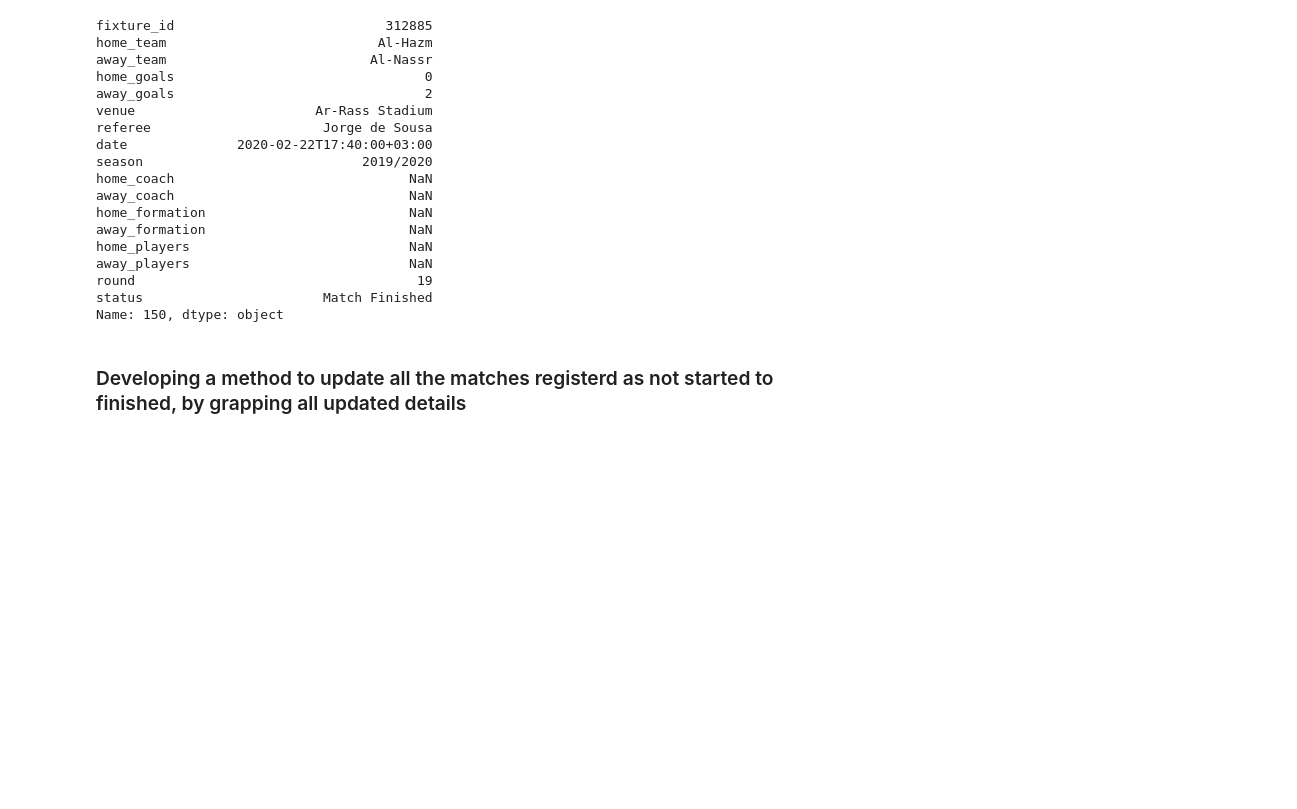
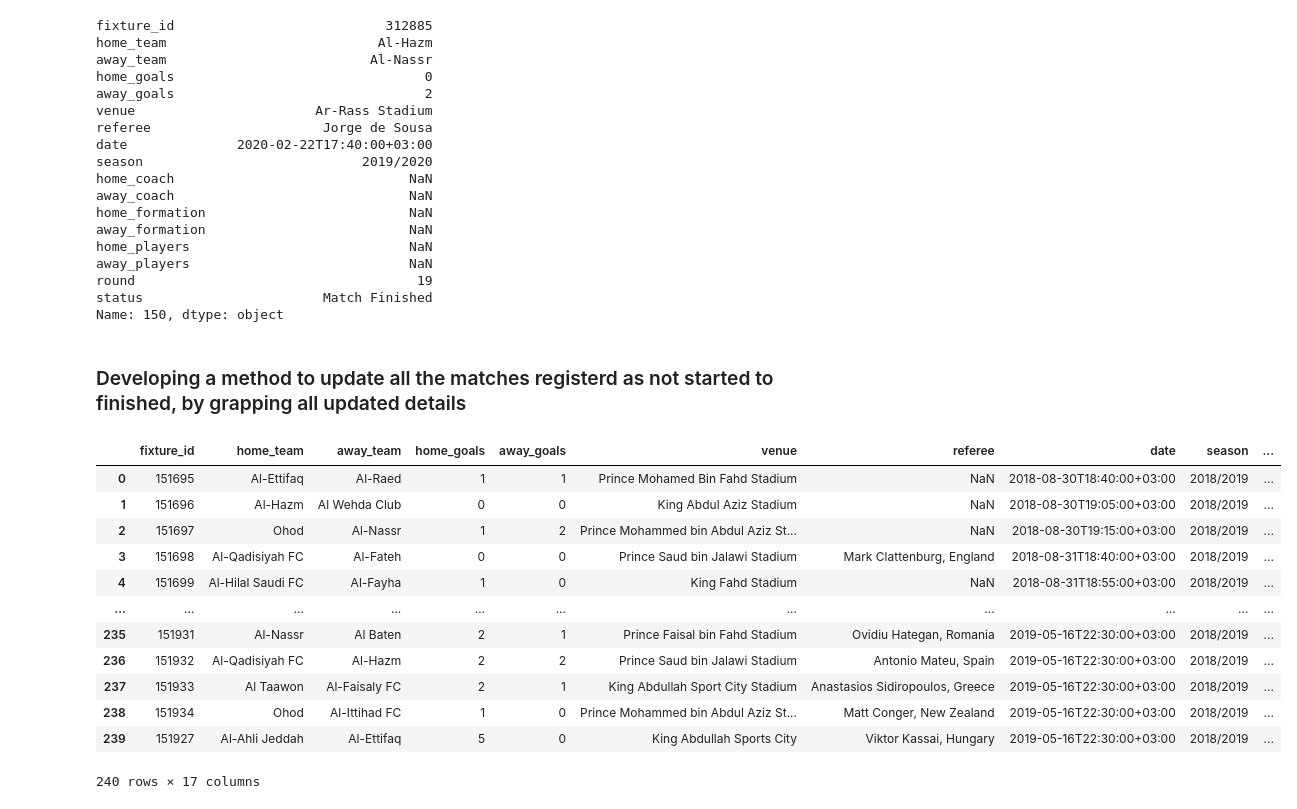
Before and after one commit to Link20222/SaudiLeague, a Jupyter notebook: Data Collection.ipynb, the cells around one changed output. Cells and saved outputs as stored; diff of their text form; code cells hidden in the pictures; blank space fills up the shorter version.

```diff
--- a/Data Collection.ipynb
+++ b/Data Collection.ipynb
@@ -516,3 +518,19 @@ for i in not_started_matches.index:
                            "away_formation", "home_players",
                            "away_players"]] = [home_coach, away_coach, home_formation,
                            away_formation, home_players, away_players]
+# %%
+season2018
+# %% [output]
+|  | fixture_id | home_team | away_team | home_goals | away_goals | venue | referee | date | season | ... |
+| 0 | 151695 | Al-Ettifaq | Al-Raed | 1 | 1 | Prince Mohamed Bin Fahd Stadium | NaN | 2018-08-30T18:40:00+03:00 | 2018/2019 | ... |
+| 1 | 151696 | Al-Hazm | Al Wehda Club | 0 | 0 | King Abdul Aziz Stadium | NaN | 2018-08-30T19:05:00+03:00 | 2018/2019 | ... |
+| 2 | 151697 | Ohod | Al-Nassr | 1 | 2 | Prince Mohammed bin Abdul Aziz St... | NaN | 2018-08-30T19:15:00+03:00 | 2018/2019 | ... |
+| 3 | 151698 | Al-Qadisiyah FC | Al-Fateh | 0 | 0 | Prince Saud bin Jalawi Stadium | Mark Clattenburg, England | 2018-08-31T18:40:00+03:00 | 2018/2019 | ... |
+| 4 | 151699 | Al-Hilal Saudi FC | Al-Fayha | 1 | 0 | King Fahd Stadium | NaN | 2018-08-31T18:55:00+03:00 | 2018/2019 | ... |
+| ... | ... | ... | ... | ... | ... | ... | ... | ... | ... | ... |
+| 235 | 151931 | Al-Nassr | Al Baten | 2 | 1 | Prince Faisal bin Fahd Stadium | Ovidiu Hategan, Romania | 2019-05-16T22:30:00+03:00 | 2018/2019 | ... |
+| 236 | 151932 | Al-Qadisiyah FC | Al-Hazm | 2 | 2 | Prince Saud bin Jalawi Stadium | Antonio Mateu, Spain | 2019-05-16T22:30:00+03:00 | 2018/2019 | ... |
+| 237 | 151933 | Al Taawon | Al-Faisaly FC | 2 | 1 | King Abdullah Sport City Stadium | Anastasios Sidiropoulos, Greece | 2019-05-16T22:30:00+03:00 | 2018/2019 | ... |
+| 238 | 151934 | Ohod | Al-Ittihad FC | 1 | 0 | Prince Mohammed bin Abdul Aziz St... | Matt Conger, New Zealand | 2019-05-16T22:30:00+03:00 | 2018/2019 | ... |
+| 239 | 151927 | Al-Ahli Jeddah | Al-Ettifaq | 5 | 0 | King Abdullah Sports City | Viktor Kassai, Hungary | 2019-05-16T22:30:00+03:00 | 2018/2019 | ... |
+240 rows × 17 columns
```
Also changed, not shown: parts of 2 cells of this notebook, 3 other files.
